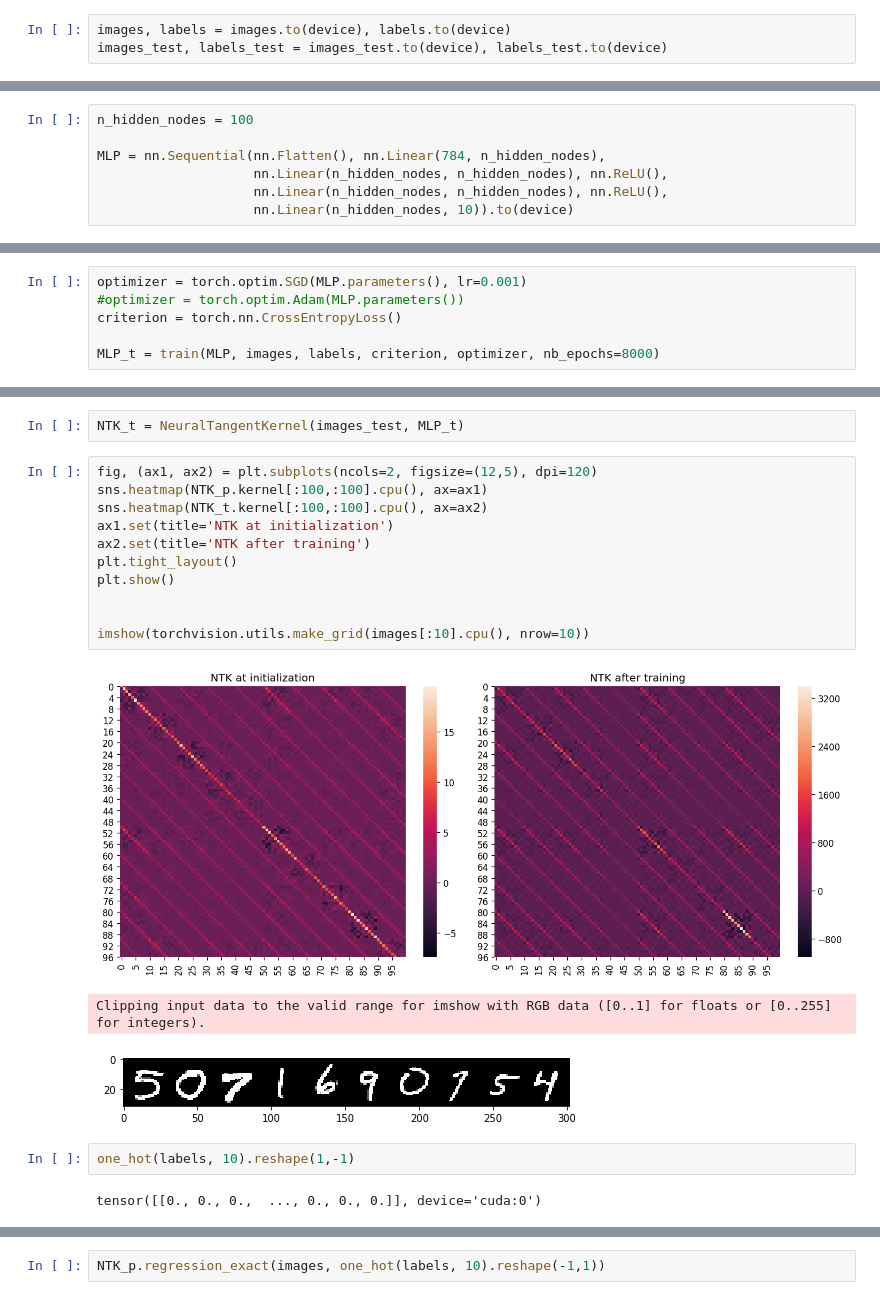
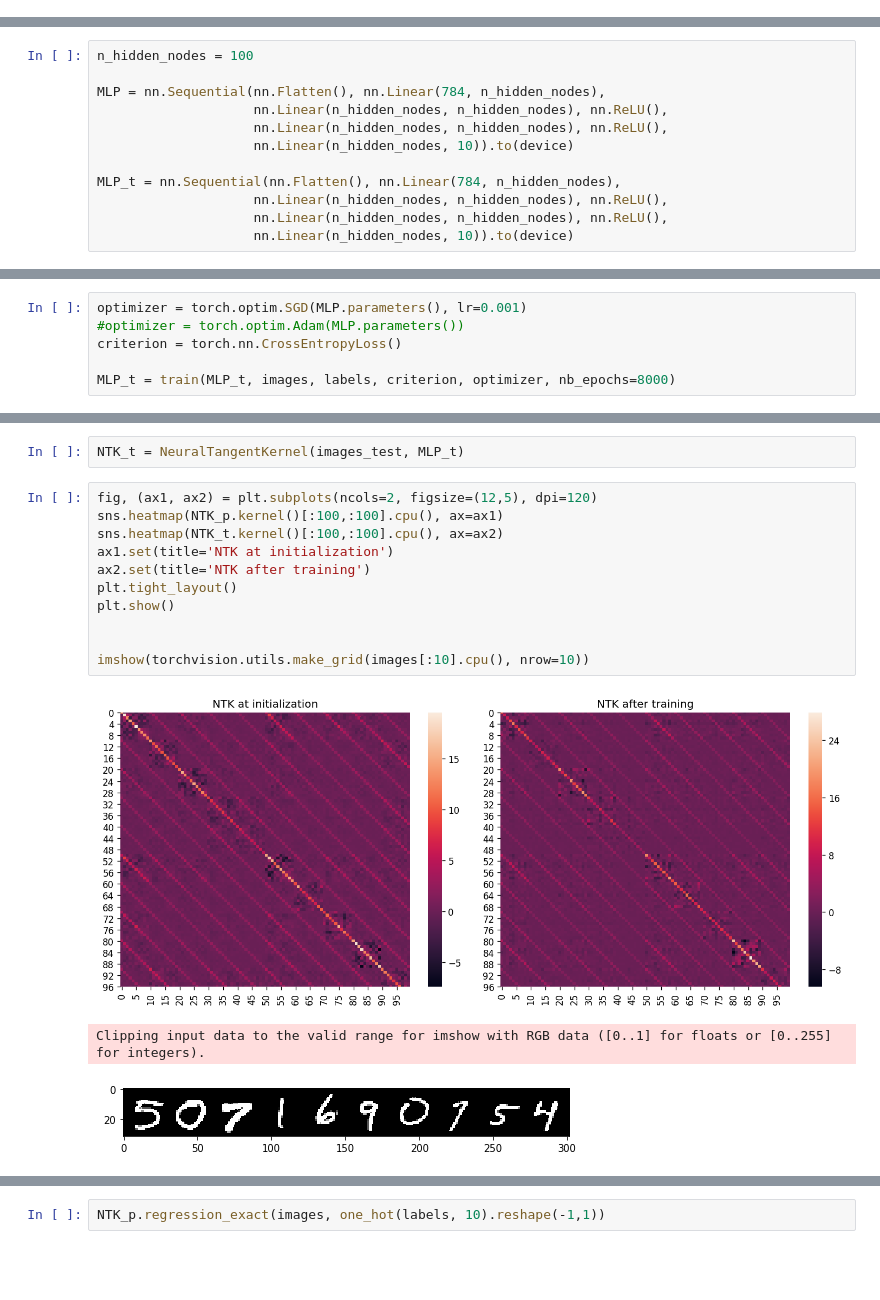
Before and after one commit to WilliamCappelletti/CNTK, a Jupyter notebook: src/notebooks/CNTK.ipynb, the cells around one changed output, grey strips where cells are left out. Saved outputs shown, nothing was run; the diff lists cells and outputs as text; blank space fills up the shorter version.

```diff
--- a/src/notebooks/CNTK.ipynb
+++ b/src/notebooks/CNTK.ipynb
@@ -120,6 +120,3 @@ Clipping input data to the valid range for imshow with RGB data ([0..1] for floa
 # %%
 testiter = iter(test_loader)
 images_test, labels_test = testiter.next()
-# %%
-images, labels = images.to(device), labels.to(device)
-images_test, labels_test = images_test.to(device), labels_test.to(device)
@@ -169,6 +169,11 @@ MLP = nn.Sequential(nn.Flatten(), nn.Linear(784, n_hidden_nodes),
                     nn.Linear(n_hidden_nodes, n_hidden_nodes), nn.ReLU(),
                     nn.Linear(n_hidden_nodes, n_hidden_nodes), nn.ReLU(),
                     nn.Linear(n_hidden_nodes, 10)).to(device)
+
+MLP_t = nn.Sequential(nn.Flatten(), nn.Linear(784, n_hidden_nodes),
+                    nn.Linear(n_hidden_nodes, n_hidden_nodes), nn.ReLU(),
+                    nn.Linear(n_hidden_nodes, n_hidden_nodes), nn.ReLU(),
+                    nn.Linear(n_hidden_nodes, 10)).to(device)
 # %%
 %%time
 NTK_p = NeuralTangentKernel(images_test, MLP, verbose=True)
@@ -188,7 +193,7 @@ optimizer = torch.optim.SGD(MLP.parameters(), lr=0.001)
 #optimizer = torch.optim.Adam(MLP.parameters())
 criterion = torch.nn.CrossEntropyLoss()
 
-MLP_t = train(MLP, images, labels, criterion, optimizer, nb_epochs=8000)
+MLP_t = train(MLP_t, images, labels, criterion, optimizer, nb_epochs=8000)
 # %% [output]
 [interactive output not drawn]
 # %%
@@ -215,20 +220,16 @@ Prediction :     2 3 9 6 9 6 8 1
 NTK_t = NeuralTangentKernel(images_test, MLP_t)
 # %%
 fig, (ax1, ax2) = plt.subplots(ncols=2, figsize=(12,5), dpi=120)
-sns.heatmap(NTK_p.kernel[:100,:100].cpu(), ax=ax1)
-sns.heatmap(NTK_t.kernel[:100,:100].cpu(), ax=ax2)
+sns.heatmap(NTK_p.kernel()[:100,:100].cpu(), ax=ax1)
+sns.heatmap(NTK_t.kernel()[:100,:100].cpu(), ax=ax2)
 ax1.set(title='NTK at initialization')
 ax2.set(title='NTK after training')
 plt.tight_layout()
 plt.show()
 
 
 imshow(torchvision.utils.make_grid(images[:10].cpu(), nrow=10))
 # %% [output]
-[figure, old version]
+[figure, new version]
 Clipping input data to the valid range for imshow with RGB data ([0..1] for floats or [0..255] for integers).
 [figure]
-# %%
-one_hot(labels, 10).reshape(1,-1)
-# %% [output]
-tensor([[0., 0., 0.,  ..., 0., 0., 0.]], device='cuda:0')
```
Also changed, not shown: parts of 14 cells of this notebook, 4 other files.
